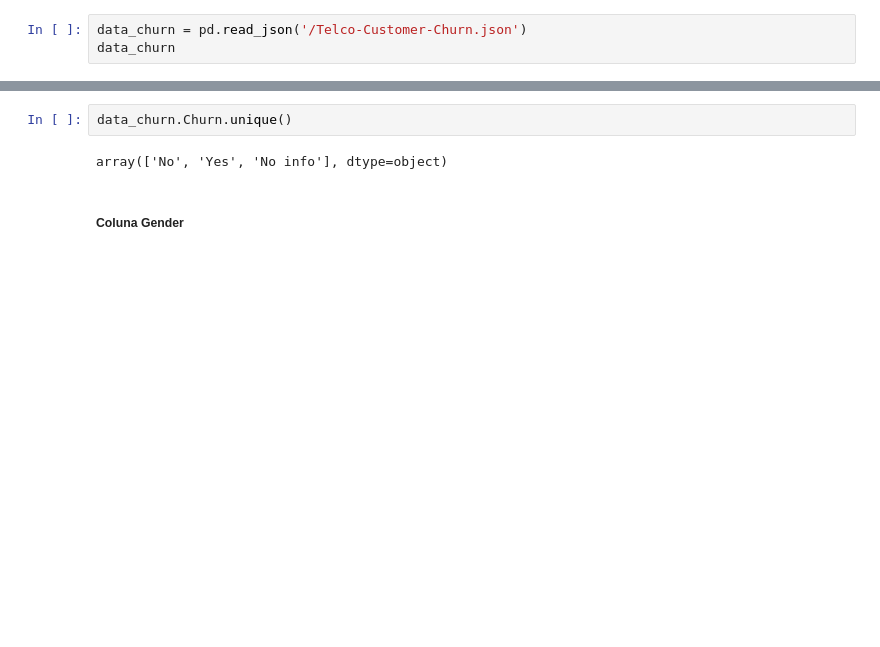
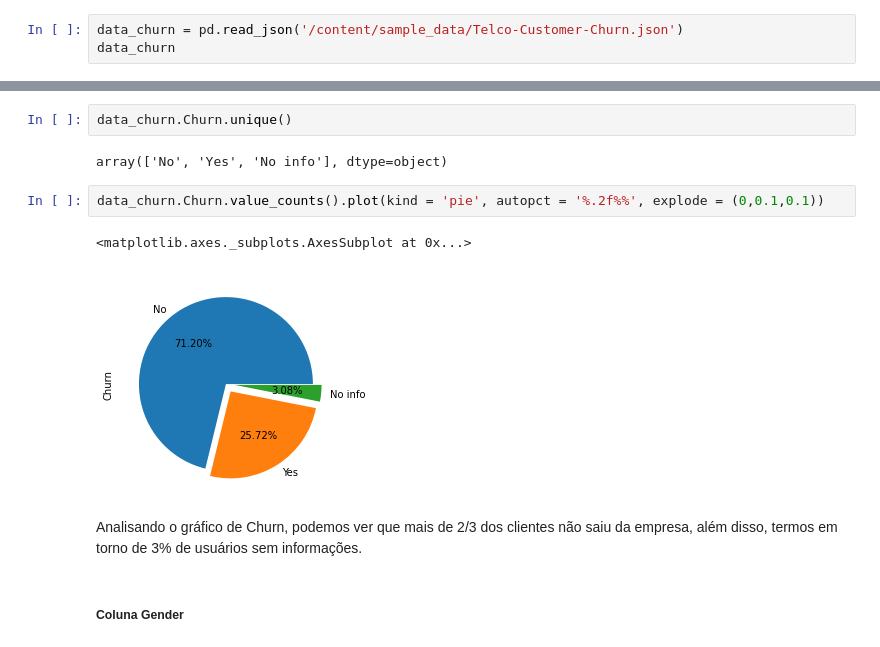
Before and after one commit to kportella/Challenge-Alura-Data-Science-Alura-Voz, a Jupyter notebook: Challenge_Data_Science_Alura_Alura_Voz.ipynb, the cells around one changed output, grey strips where cells are left out. Drawn from its saved outputs; the diff is of its cells as text; blank space fills up the shorter version.

Commit message:
Adicionado gráficos de exploração

```diff
--- a/Challenge_Data_Science_Alura_Alura_Voz.ipynb
+++ b/Challenge_Data_Science_Alura_Alura_Voz.ipynb
@@ -18,7 +20,7 @@ pd.set_option("display.max_columns",100)
 # %% [markdown]
 ### Importando Json
 # %%
-data_churn = pd.read_json('/Telco-Customer-Churn.json')
+data_churn = pd.read_json('/content/sample_data/Telco-Customer-Churn.json')
 data_churn
 # %% [output]
 |  | customerID | Churn | customer | phone | internet | account |
@@ -206,6 +208,13 @@ data_churn.Churn.replace('','No info', inplace = True)
 data_churn.Churn.unique()
 # %% [output]
 array(['No', 'Yes', 'No info'], dtype=object)
+# %%
+data_churn.Churn.value_counts().plot(kind = 'pie', autopct = '%.2f%%', explode = (0,0.1,0.1))
+# %% [output]
+<matplotlib.axes._subplots.AxesSubplot at 0x...>
+[figure, added]
+# %% [markdown]
+Analisando o gráfico de Churn, podemos ver que mais de 2/3 dos clientes não saiu da empresa, além disso, termos em torno de 3% de usuários sem informações.
 # %% [markdown]
 ##### Coluna Gender
 # %%
```
Also changed, not shown: parts of 43 cells of this notebook.
